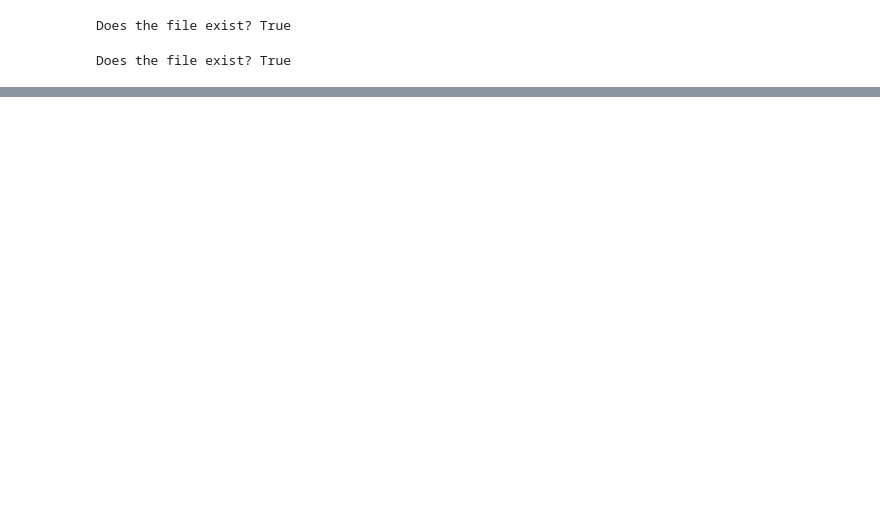
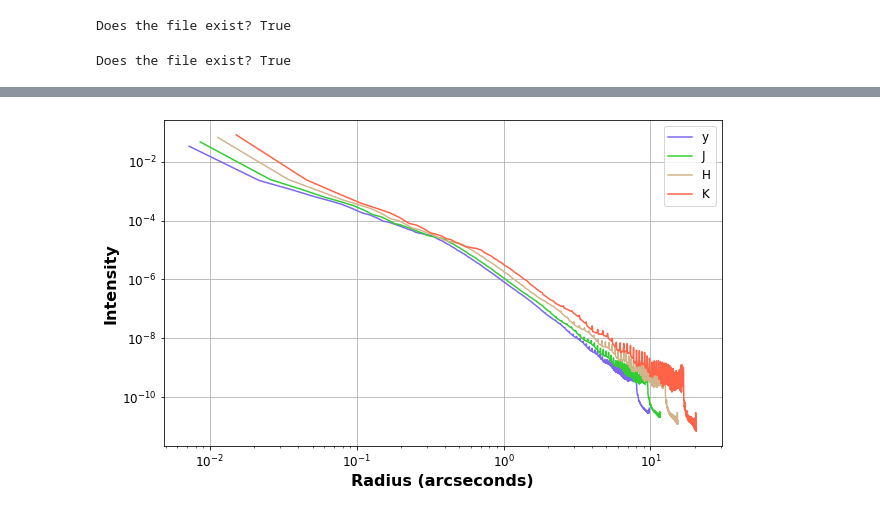
Before and after one commit to ashbake/specsim, a Jupyter notebook: contrast/specsim_testing.ipynb, the cells around one changed output, grey strips where cells are left out. Drawn from its saved outputs; the diff is of its cells as text; code cells hidden in the pictures; blank space fills up the shorter version.

```diff
--- a/contrast/specsim_testing.ipynb
+++ b/contrast/specsim_testing.ipynb
@@ -157,0 +132,30 @@ Does the file exist? True
+# %%
+csvy = "C:/Users/Willi/Documents/Research/Specsim/contrast_csv_files/mcao_pyttf_50p_za45_mag13_evlpsfcl_1_x0_y0_y.csv"
+csvj = "C:/Users/Willi/Documents/Research/Specsim/contrast_csv_files/mcao_pyttf_50p_za45_mag13_evlpsfcl_1_x0_y0_J.csv"
+csvh = "C:/Users/Willi/Documents/Research/Specsim/contrast_csv_files/mcao_pyttf_50p_za45_mag13_evlpsfcl_1_x0_y0_H.csv"
+csvk = "C:/Users/Willi/Documents/Research/Specsim/contrast_csv_files/mcao_pyttf_50p_za45_mag13_evlpsfcl_1_x0_y0_K.csv"
+# %%
+df1 = pd.read_csv(csvy)
+df2 = pd.read_csv(csvj)
+df3 = pd.read_csv(csvh)
+df4 = pd.read_csv(csvk)
+
+plt.figure(figsize=(10, 6))
+plt.loglog(df1.iloc[:,0], df1.iloc[:,1], label = 'y', color='mediumslateblue')
+plt.loglog(df2.iloc[:,0], df2.iloc[:,1], label = 'J', color='limegreen')
+plt.loglog(df3.iloc[:,0], df3.iloc[:,1], label = 'H', color='tan')
+plt.loglog(df4.iloc[:,0], df4.iloc[:,1], label = 'K', color='tomato')
+plt.xlabel('Radius (arcseconds)', fontweight='bold', fontsize=16)
+plt.ylabel('Intensity', fontweight='bold', fontsize=16)
+plt.legend(fontsize=12)
+plt.grid(True)
+plt.tick_params(axis='both', which='major', labelsize=12)
+
+output_folder = 'C:/Users/Willi/Documents/Research/Specsim/plots/'
+filename = 'Radial_Profiles_mcao_50p_za45_mag13.png'
+os.makedirs(output_folder, exist_ok=True)
+plt.savefig(f'{output_folder}{filename}', facecolor='white', edgecolor='white')
+
+plt.show()
+# %% [output]
+[figure, added]
```
Also changed, not shown: parts of 16 cells of this notebook, 9 other files.
